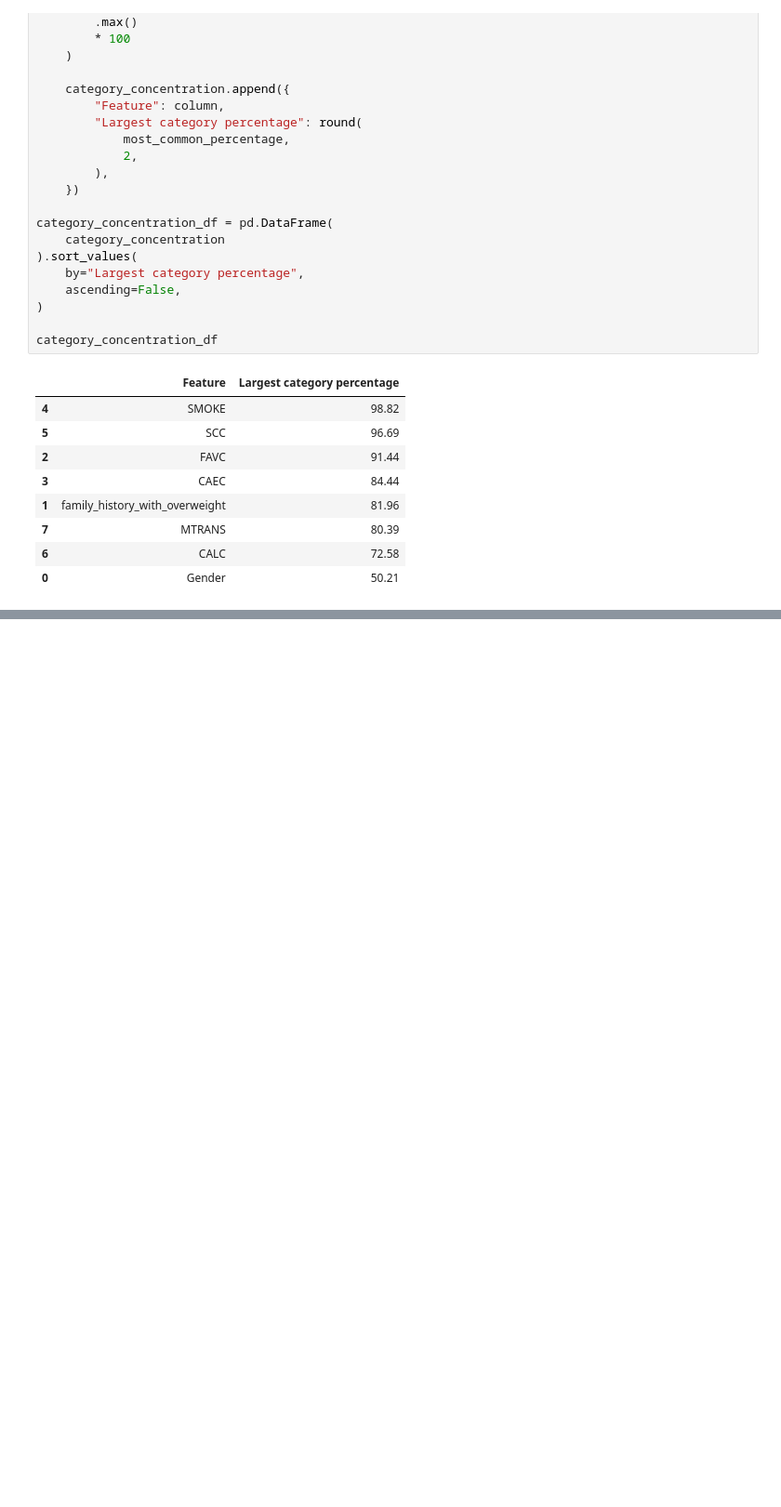
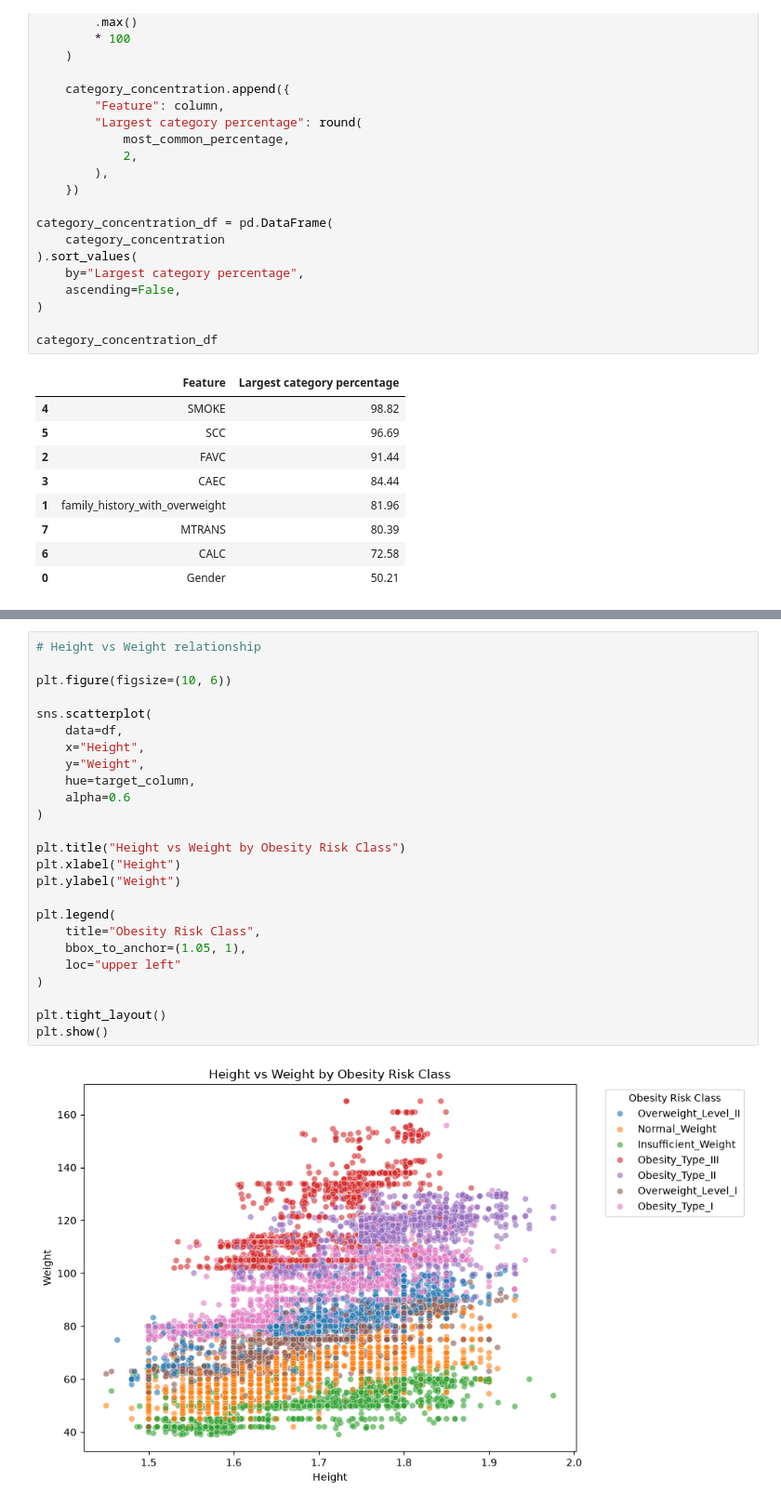
Before and after one commit to Mathu-code/Obesity-Risk-Intelligence-System, a Jupyter notebook: notebooks/02_eda.ipynb, the cells around one changed output, grey strips where cells are left out. Shown at 93% size. Saved outputs shown, nothing was run; the diff lists cells and outputs as text; blank space fills up the shorter version.

```diff
--- a/notebooks/02_eda.ipynb
+++ b/notebooks/02_eda.ipynb
@@ -264,0 +317,27 @@ category_concentration_df
+# %%
+# Height vs Weight relationship
+
+plt.figure(figsize=(10, 6))
+
+sns.scatterplot(
+    data=df,
+    x="Height",
+    y="Weight",
+    hue=target_column,
+    alpha=0.6
+)
+
+plt.title("Height vs Weight by Obesity Risk Class")
+plt.xlabel("Height")
+plt.ylabel("Weight")
+
+plt.legend(
+    title="Obesity Risk Class",
+    bbox_to_anchor=(1.05, 1),
+    loc="upper left"
+)
+
+plt.tight_layout()
+plt.show()
+# %% [output]
+[figure, added]
```
Also changed, not shown: parts of 5 cells of this notebook.
